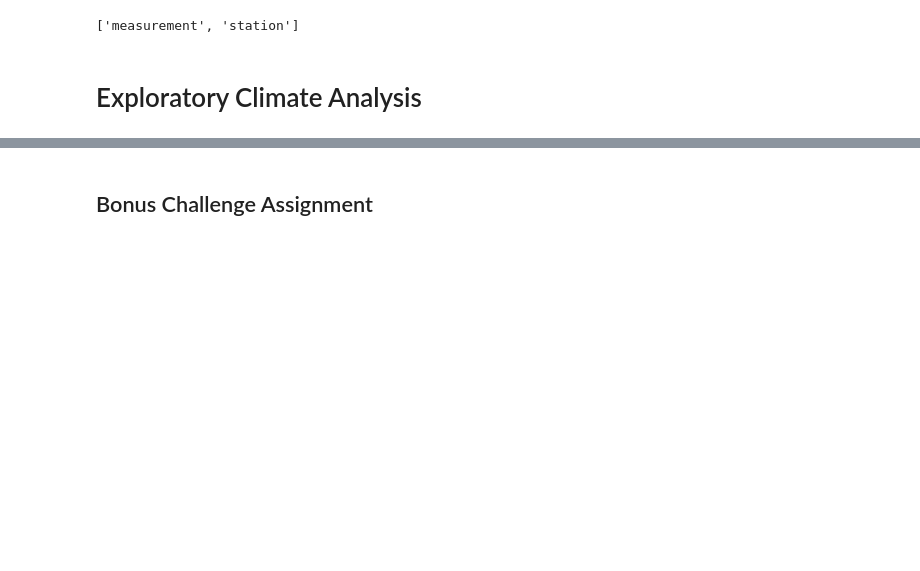
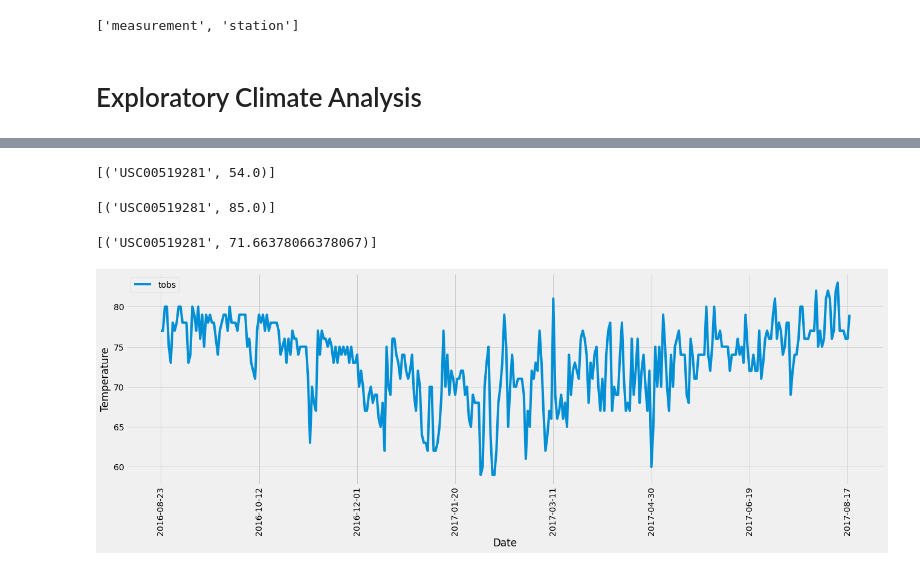
Before and after one commit to Nickfeliciano2/SQLalchemy-Employee-Database, a Jupyter notebook: climate_starter.ipynb, the cells around one changed output, grey strips where cells are left out. Cells and saved outputs as stored; diff of their text form; code cells hidden in the pictures; blank space fills up the shorter version.

```diff
--- a/climate_starter.ipynb
+++ b/climate_starter.ipynb
@@ -99,8 +163,47 @@ df1.head(50)
 # %%
 # Using the station id from the previous query, calculate the lowest temperature recorded,
 # highest temperature recorded, and average temperature of the most active station?
+
+min_temp = session.query(Measurement.station, func.min(Measurement.tobs)).filter(Measurement.station == "USC00519281").all()
+
+min_temp
+
+#tobs query min max and average. func.min/func.max/func.avg. Filter == USC00519281
+# %% [output]
+[('USC00519281', 54.0)]
+# %%
+max_temp = session.query(Measurement.station, func.max(Measurement.tobs)).filter(Measurement.station == "USC00519281").all()
+
+max_temp
+# %% [output]
+[('USC00519281', 85.0)]
+# %%
+avg_temp = session.query(Measurement.station, func.avg(Measurement.tobs)).filter(Measurement.station == "USC00519281").all()
+
+avg_temp
+# %% [output]
+[('USC00519281', 71.66378066378067)]
 # %%
 # Choose the station with the highest number of temperature observations.
 # Query the last 12 months of temperature observation data for this station and plot the results as a histogram
+
+q2 = session.query(Measurement.station, Measurement.date, Measurement.tobs).filter(Measurement.station == "USC00519281", Measurement.date >= "2016-08-23", Measurement.date <= "2017-08-23").all()
+
+data2 = []
+for row in q2:
+     data2.append(row._asdict())
+
+df2 = pd.DataFrame(data2, columns=["date", "tobs"])
+
+df2.set_index('date')
+
+
+df2.plot(x='date', y='tobs', rot=90, figsize=(20,6))
+plt.xlabel("Date")
+plt.ylabel("Temperature")
+
+plt.savefig("Images/Temp.png")
+
+#df.plot.hist query on only last year
+# %% [output]
+[figure, added]
-# %% [markdown]
-## Bonus Challenge Assignment
```
Also changed, not shown: parts of 16 cells of this notebook, 3 other files.
